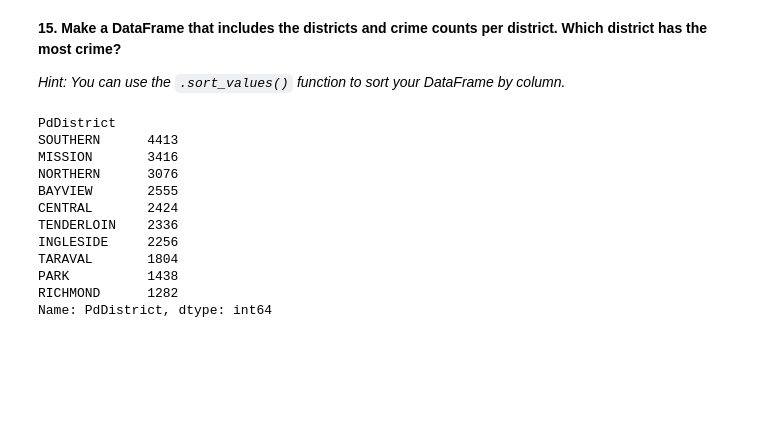
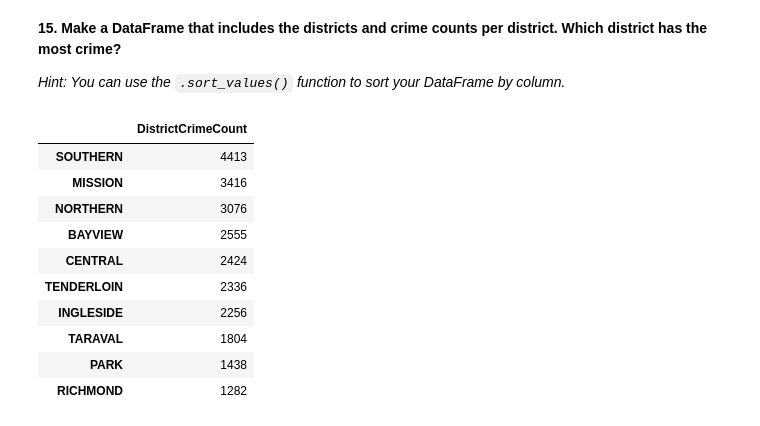
Before and after one commit to xmddy/jt-dsi-labs, a Jupyter notebook: pandas-data_in_pandas_intro-lab-master/intro-to-pandas-review.ipynb, the cells around one changed output. Cells and saved outputs as stored; diff of their text form; code cells hidden in the pictures; blank space fills up the shorter version.

```diff
--- a/pandas-data_in_pandas_intro-lab-master/intro-to-pandas-review.ipynb
+++ b/pandas-data_in_pandas_intro-lab-master/intro-to-pandas-review.ipynb
@@ -195,19 +223,22 @@ Name: Category, dtype: int64
 
 *Hint: You can use the `.sort_values()` function to sort your DataFrame by column.*
 # %%
-crime_df.groupby("PdDistrict")["PdDistrict"].agg(len).sort_values(ascending=False)
+# #.groupby() then .agg(len) method
+# crime_df.groupby("PdDistrict")["PdDistrict"].agg(len).sort_values(ascending=False).to_frame("DistrictCrimeCount")
+
+# .value_counts() method -- This method also sorts the values by descending order.
+crime_df["PdDistrict"].value_counts().to_frame("DistrictCrimeCount")
 
 # The "SOUTHERN" district has the most crime.
 # %% [output]
-PdDistrict
-SOUTHERN      4413
-MISSION       3416
-NORTHERN      3076
-BAYVIEW       2555
-CENTRAL       2424
-TENDERLOIN    2336
-INGLESIDE     2256
-TARAVAL       1804
-PARK          1438
-RICHMOND      1282
-Name: PdDistrict, dtype: int64
+|  | DistrictCrimeCount |
+| SOUTHERN | 4413 |
+| MISSION | 3416 |
+| NORTHERN | 3076 |
+| BAYVIEW | 2555 |
+| CENTRAL | 2424 |
+| TENDERLOIN | 2336 |
+| INGLESIDE | 2256 |
+| TARAVAL | 1804 |
+| PARK | 1438 |
+| RICHMOND | 1282 |
```
Also changed, not shown: parts of 8 cells of this notebook.
